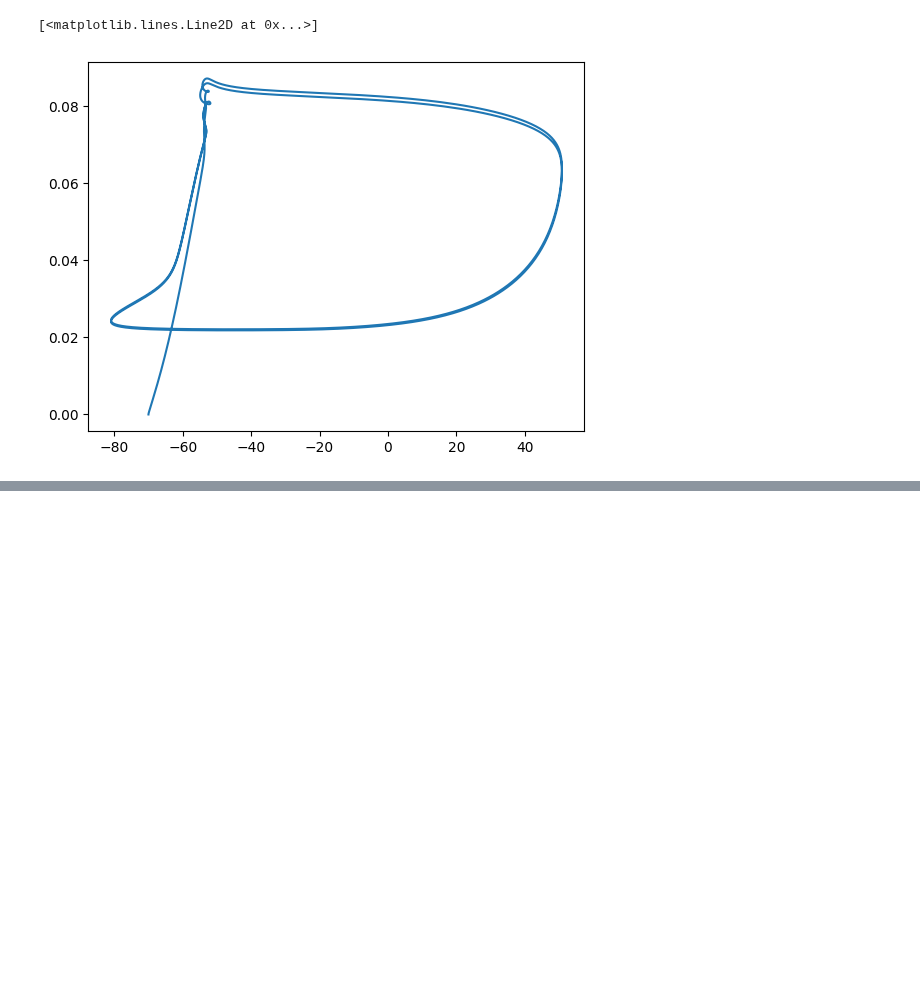
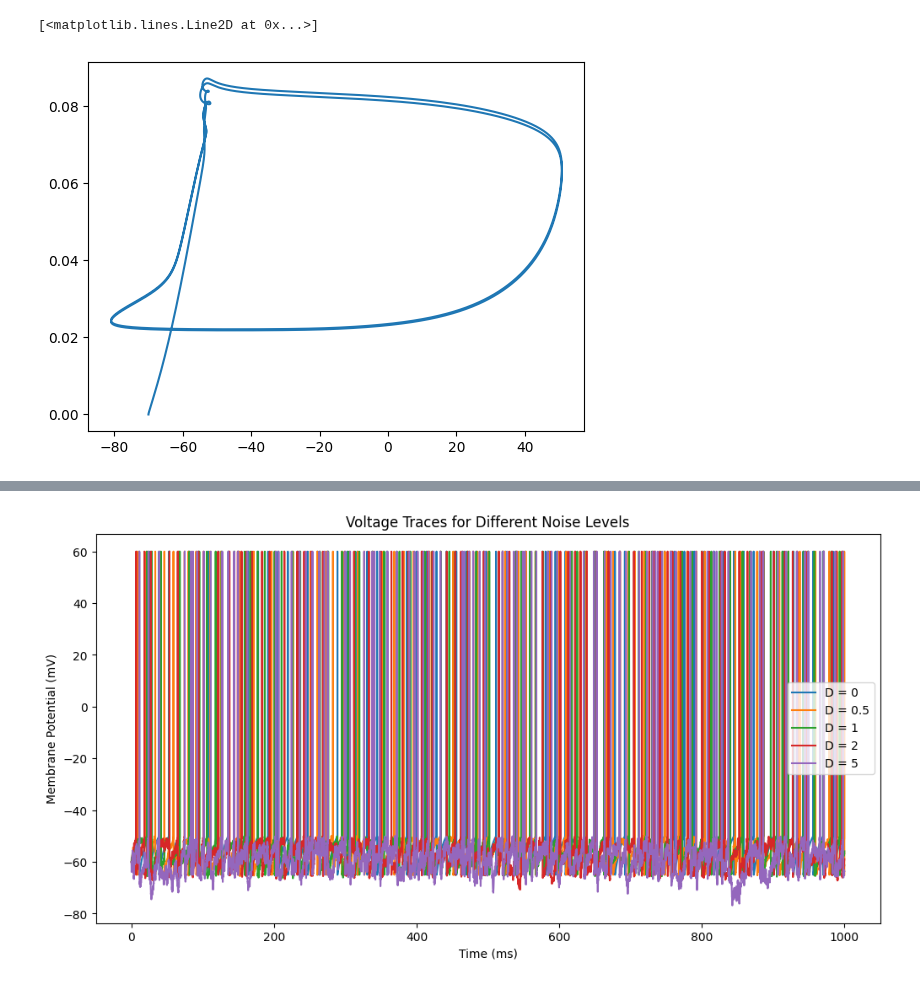
Before and after one commit to JoshSchreibeis/Comp_neuro_proj3, a Jupyter notebook: Comp_neuro_proj3.ipynb, the cells around one changed output, grey strips where cells are left out. Saved outputs shown, nothing was run; the diff lists cells and outputs as text; code cells hidden in the pictures; blank space fills up the shorter version.

```diff
--- a/Comp_neuro_proj3.ipynb
+++ b/Comp_neuro_proj3.ipynb
@@ -342,0 +401,99 @@ plt.plot(E,I_pop)
+# %%
+import numpy as np
+import matplotlib.pyplot as plt
+
+# Integrate & Fire model
+# Based on the passive membrane equation
+# Numerical solution using the modified Euler method (Runge-Kutta, order 2)
+
+# Ref: Honeycutt R, "Stochastic Runge-Kutta algorithm I. White noise",
+# Phys. Rev. A, 45:600-603
+
+# Biophysical parameters
+C = 1
+El = -60
+Gl = 0.1
+Iapp = 1.5
+D_values = [0, 0.5, 1, 2, 5]  # [0, 0.5, 1, 2, 5] Different noise intensities
+
+# Threshold and reset values
+Vth = -50
+Vrst = -65
+
+# Time definitions
+Tmax = 1000
+dt = 0.1
+t = np.arange(0, Tmax, dt)
+
+# Square wave function (constant applied current)
+H = np.ones(len(t))
+
+# Initialize results storage
+firing_rates = []
+cv_values = []
+
+plt.figure(figsize=(12, 6))
+
+for D in D_values:
+    # Initialize membrane potentials
+    Vn = np.zeros(len(t))
+    Vn[0] = El
+    tspk = []
+
+    # Simulate noisy Integrate-and-Fire model
+    for j in range(len(t) - 1):
+        eta = np.random.randn()
+        Vnaux = Vn[j] + np.sqrt(2 * D * dt) * eta
+        kv1 = (-Gl * (Vnaux - El) + Iapp * H[j]) / C
+        av = Vn[j] + kv1 * dt
+        av += np.sqrt(2 * D * dt) * eta
+        kv2 = (-Gl * (av - El) + Iapp * H[j + 1]) / C
+        Vn[j + 1] = Vn[j] + (kv1 + kv2) * dt / 2
+        Vn[j + 1] += np.sqrt(2 * D * dt) * eta
+
+        if Vn[j + 1] >= Vth:
+            Vn[j] = 60  # Spike
+            Vn[j + 1] = Vrst  # Reset
+            tspk.append(t[j])
+
+    tspk = np.array(tspk)
+
+    # Compute firing rate
+    firing_rate = len(tspk) / (Tmax / 1000)  # spikes per second
+    firing_rates.append(firing_rate)
+
+    # Compute ISI and coefficient of variation (CV)
+    if len(tspk) > 1:
+        ISI = np.diff(tspk)
+        CV = np.std(ISI) / np.mean(ISI) if np.mean(ISI) > 0 else 0
+    else:
+        CV = 0
+
+    cv_values.append(CV)
+
+    # Plot voltage traces for different noise levels
+    plt.plot(t, Vn, label=f"D = {D}")
+
+plt.xlabel("Time (ms)")
+plt.ylabel("Membrane Potential (mV)")
+plt.title("Voltage Traces for Different Noise Levels")
+plt.legend()
+plt.show()
+
+# Plot firing rate vs noise intensity
+plt.figure(figsize=(6, 4))
+plt.plot(D_values, firing_rates, marker='o', linestyle='-')
+plt.xlabel("Noise Intensity (D)")
+plt.ylabel("Firing Rate (Hz)")
+plt.title("Firing Rate vs. Noise Intensity")
+plt.show()
+
+# Plot CV of ISI vs noise intensity
+plt.figure(figsize=(6, 4))
+plt.plot(D_values, cv_values, marker='s', linestyle='-')
+plt.xlabel("Noise Intensity (D)")
+plt.ylabel("Coefficient of Variation (CV)")
+plt.title("CV of ISI vs. Noise Intensity")
+plt.show()
+# %% [output]
+[figure, added]
```
Also changed, not shown: parts of 8 cells of this notebook.
